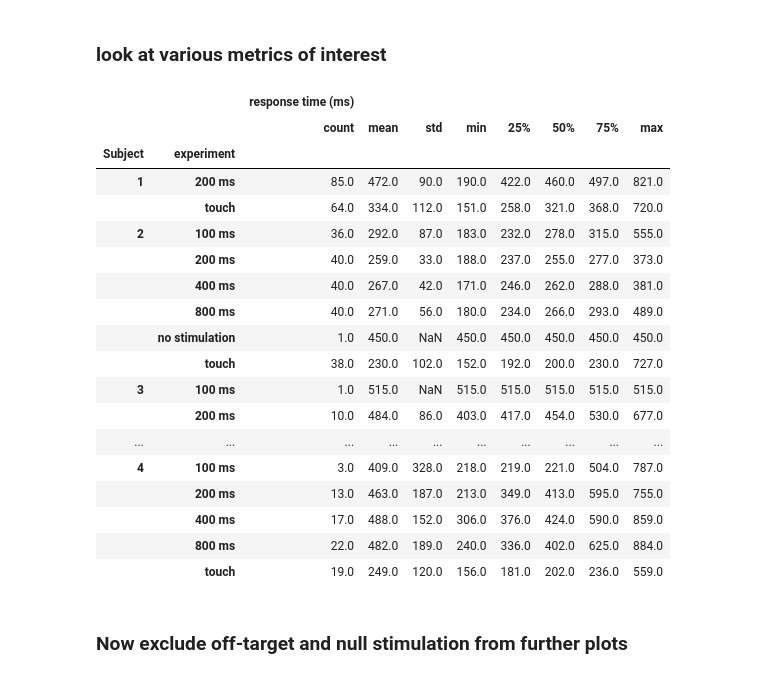
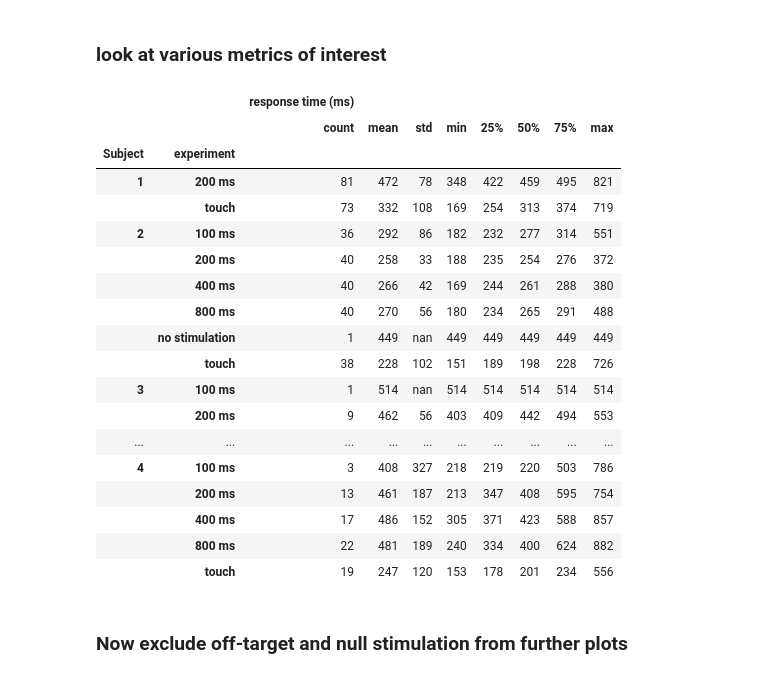
Before and after one commit to davidjuliancaldwell/responseTimingPaper, a Jupyter notebook: plotting_response_time_data.ipynb, the cells around one changed output. Cells and saved outputs as stored; diff of their text form; code cells hidden in the pictures.

Commit message:
modified data files and results prior to submission to Sci reports

```diff
--- a/plotting_response_time_data.ipynb
+++ b/plotting_response_time_data.ipynb
@@ -24,13 +24,13 @@ saveMat = True
 ### import the .mat data files
 # %%
 
-mat1 = loadmat('693ffd_compareResponse_block_tactorSub1.mat',squeeze_me=1)
-mat2 = loadmat('693ffd_compareResponse_block_tactorSub2.mat',squeeze_me=1)
-mat3 = loadmat('c19968_compareResponse_block_tactorSub1.mat',squeeze_me=1)
-mat4 = loadmat('c19968_compareResponse_block_tactorSub2.mat',squeeze_me=1)
-mat5 = loadmat('acabb1_compareResponse_tactorSub.mat',squeeze_me=1)
-mat6 = loadmat('2fd831_compareResponse_block_tactorSub1.mat',squeeze_me=1)
-mat7 = loadmat('2fd831_compareResponse_block_tactorSub2.mat',squeeze_me=1)
+mat1 = loadmat('693ffd_compareResponse_block_1_changePts_noDelay.mat',squeeze_me=1)
+mat2 = loadmat('693ffd_compareResponse_block_2_changePts_noDelay.mat',squeeze_me=1)
+mat3 = loadmat('c19968_compareResponse_block_1_changePts_noDelay.mat',squeeze_me=1)
+mat4 = loadmat('c19968_compareResponse_block_2_changePts_noDelay.mat',squeeze_me=1)
+mat5 = loadmat('acabb1_compareResponse_changePts_noDelay.mat',squeeze_me=1)
+mat6 = loadmat('2fd831_compareResponse_block_1_changePts_noDelay.mat',squeeze_me=1)
+mat7 = loadmat('2fd831_compareResponse_block_2_changePts_noDelay.mat',squeeze_me=1)
 # %% [markdown]
 ### extract variables of interest
 ### respLo = the minimum response time
@@ -162,36 +150,39 @@ experimentsOfInt =  ['touch','no stimulation','off target','100 ms ','200 ms ','
 # %% [markdown]
 ### look at various metrics of interest
 # %%
-dataCleaned = resultTrim[resultTrim['experiment'].isin(experimentsOfInt)]
+#dataCleaned = resultTrim[resultTrim['experiment'].isin(experimentsOfInt)]
+dataCleaned = resultTrim
+pd.options.display.float_format = '{:,.0f}'.format
+
 dataCleaned.groupby(['experiment','Subject','block']).mean()
 dataCleaned.groupby(['experiment','Subject','block']).describe()
 dataCleaned.groupby(['Subject','experiment']).describe().round()
 
 #dataCleaned.groupby(['Subject','experiment']).mean()
 #dataCleaned.groupby(['Subject','experiment']).std()
 
 # get counts of each type
 #dataCleaned.groupby(['Subject','experiment']).count()
 # %% [output]
 |  |  | response time (ms) |  |  |  |  |  |  |  |
 |  |  | count | mean | std | min | 25% | 50% | 75% | max |
 | Subject | experiment |  |  |  |  |  |  |  |  |
-| 1 | 200 ms | 85.0 | 472.0 | 90.0 | 190.0 | 422.0 | 460.0 | 497.0 | 821.0 |
-|  | touch | 64.0 | 334.0 | 112.0 | 151.0 | 258.0 | 321.0 | 368.0 | 720.0 |
-| 2 | 100 ms | 36.0 | 292.0 | 87.0 | 183.0 | 232.0 | 278.0 | 315.0 | 555.0 |
-|  | 200 ms | 40.0 | 259.0 | 33.0 | 188.0 | 237.0 | 255.0 | 277.0 | 373.0 |
-|  | 400 ms | 40.0 | 267.0 | 42.0 | 171.0 | 246.0 | 262.0 | 288.0 | 381.0 |
-|  | 800 ms | 40.0 | 271.0 | 56.0 | 180.0 | 234.0 | 266.0 | 293.0 | 489.0 |
-|  | no stimulation | 1.0 | 450.0 | NaN | 450.0 | 450.0 | 450.0 | 450.0 | 450.0 |
-|  | touch | 38.0 | 230.0 | 102.0 | 152.0 | 192.0 | 200.0 | 230.0 | 727.0 |
-| 3 | 100 ms | 1.0 | 515.0 | NaN | 515.0 | 515.0 | 515.0 | 515.0 | 515.0 |
-|  | 200 ms | 10.0 | 484.0 | 86.0 | 403.0 | 417.0 | 454.0 | 530.0 | 677.0 |
+| 1 | 200 ms | 81 | 472 | 78 | 348 | 422 | 459 | 495 | 821 |
+|  | touch | 73 | 332 | 108 | 169 | 254 | 313 | 374 | 719 |
+| 2 | 100 ms | 36 | 292 | 86 | 182 | 232 | 277 | 314 | 551 |
+|  | 200 ms | 40 | 258 | 33 | 188 | 235 | 254 | 276 | 372 |
+|  | 400 ms | 40 | 266 | 42 | 169 | 244 | 261 | 288 | 380 |
+|  | 800 ms | 40 | 270 | 56 | 180 | 234 | 265 | 291 | 488 |
+|  | no stimulation | 1 | 449 | nan | 449 | 449 | 449 | 449 | 449 |
+|  | touch | 38 | 228 | 102 | 151 | 189 | 198 | 228 | 726 |
+| 3 | 100 ms | 1 | 514 | nan | 514 | 514 | 514 | 514 | 514 |
+|  | 200 ms | 9 | 462 | 56 | 403 | 409 | 442 | 494 | 553 |
 | ... | ... | ... | ... | ... | ... | ... | ... | ... | ... |
-| 4 | 100 ms | 3.0 | 409.0 | 328.0 | 218.0 | 219.0 | 221.0 | 504.0 | 787.0 |
-|  | 200 ms | 13.0 | 463.0 | 187.0 | 213.0 | 349.0 | 413.0 | 595.0 | 755.0 |
-|  | 400 ms | 17.0 | 488.0 | 152.0 | 306.0 | 376.0 | 424.0 | 590.0 | 859.0 |
-|  | 800 ms | 22.0 | 482.0 | 189.0 | 240.0 | 336.0 | 402.0 | 625.0 | 884.0 |
-|  | touch | 19.0 | 249.0 | 120.0 | 156.0 | 181.0 | 202.0 | 236.0 | 559.0 |
+| 4 | 100 ms | 3 | 408 | 327 | 218 | 219 | 220 | 503 | 786 |
+|  | 200 ms | 13 | 461 | 187 | 213 | 347 | 408 | 595 | 754 |
+|  | 400 ms | 17 | 486 | 152 | 305 | 371 | 423 | 588 | 857 |
+|  | 800 ms | 22 | 481 | 189 | 240 | 334 | 400 | 624 | 882 |
+|  | touch | 19 | 247 | 120 | 153 | 178 | 201 | 234 | 556 |
 # %% [markdown]
 ### Now exclude off-target and null stimulation from further plots
 # %%
```
Also changed, not shown: parts of 8 cells of this notebook, 18 other files.
